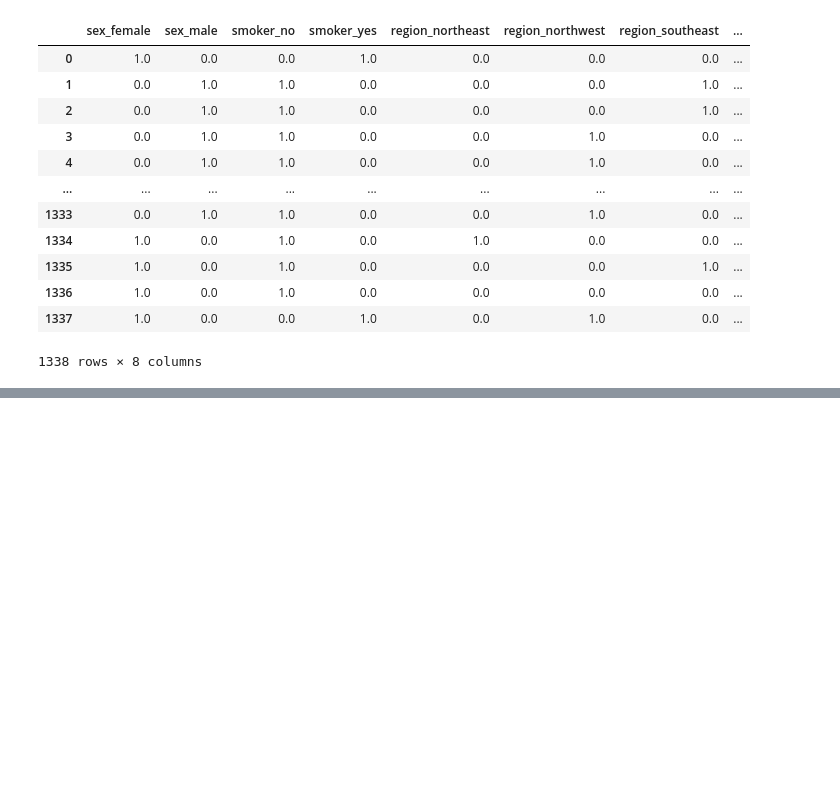
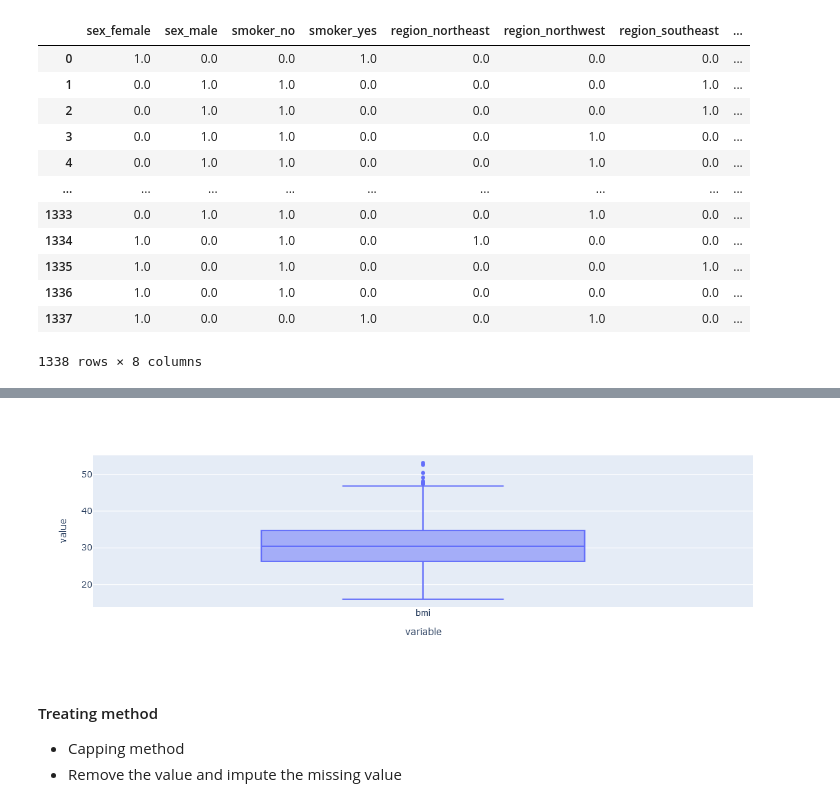
Before and after one commit to PavithK/PES_SEM1_Python, a Jupyter notebook: Machine_learning_1/ML1_ses2_020225.ipynb, the cells around one changed output, grey strips where cells are left out. Cells and saved outputs as stored; diff of their text form; code cells hidden in the pictures; blank space fills up the shorter version.

```diff
--- a/Machine_learning_1/ML1_ses2_020225.ipynb
+++ b/Machine_learning_1/ML1_ses2_020225.ipynb
@@ -56,0 +90,3 @@ df_encoded
+# %%
+px.box(insurance[col])
+# %% [output]
@@ -56,0 +94,5 @@ df_encoded
+[figure, added]
+# %% [markdown]
+#### Treating method
+* Capping method
+* Remove the value and impute the missing value
```
Also changed, not shown: parts of 14 cells of this notebook, 1 other file.
